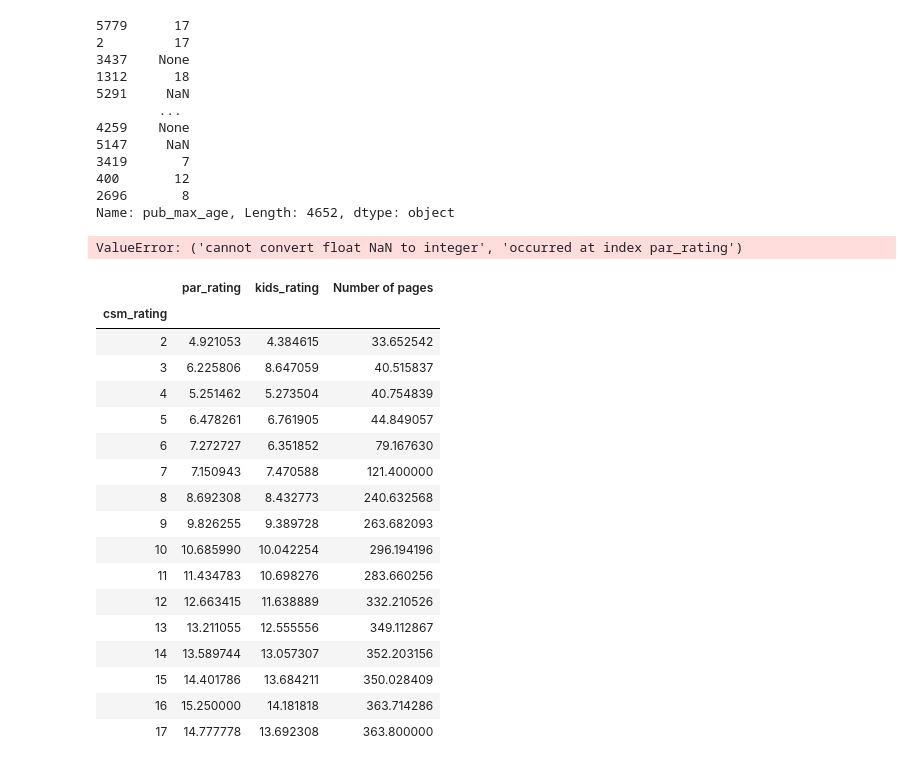
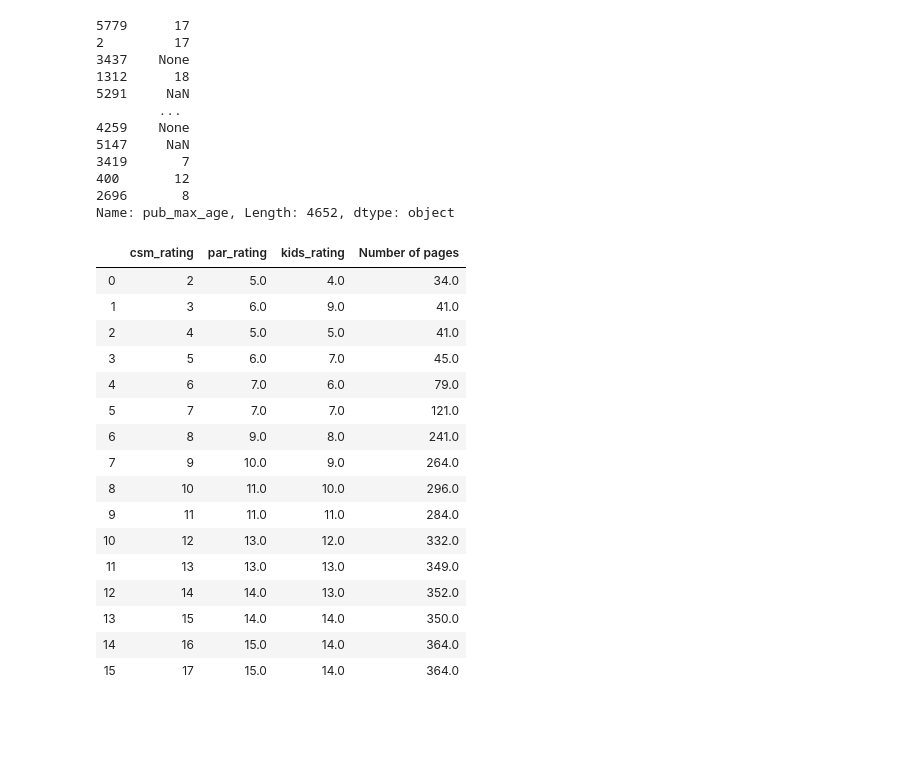
Before and after one commit to educatorsRlearners/book-maturity, a Jupyter notebook: 05_Split_Data_EDA.ipynb, the cells around one changed output. Cells and saved outputs as stored; diff of their text form; code cells hidden in the pictures; blank space fills up the shorter version.

```diff
--- a/05_Split_Data_EDA.ipynb
+++ b/05_Split_Data_EDA.ipynb
@@ -20,6 +21,6 @@ df.head()
 split = StratifiedShuffleSplit(n_splits=1, test_size=0.2, random_state=13)
 # %%
 for train_index, test_index in split.split(df, df['csm_rating']):
-    strat_train_set = df.loc[train_index]
-    strat_test_set = df.loc[test_index]
+    train_set = df.loc[train_index]
+    test_set = df.loc[test_index]
 # %%
@@ -93,5 +117,5 @@ Illustrators                      46 non-null object
 dtypes: float64(3), int64(1), object(20)
 memory usage: 1.0+ MB
 # %%
-strat_train_set[["pub_min_age", "pub_max_age"]] = strat_train_set["Publisher\'s recommended age(s)"].str.split("-", expand=True)
+train_set[["pub_min_age", "pub_max_age"]] = train_set["Publisher\'s recommended age(s)"].str.split("-", expand=True)
 # %%
@@ -115,5 +139,5 @@ pub_max_age                       3582 non-null object
 dtypes: float64(3), int64(1), object(22)
 memory usage: 1.1+ MB
 # %%
-strat_train_set.drop(columns=["Publisher\'s recommended age(s)", "Last updated", "Award", "Awards"], inplace=True)
+train_set.drop(columns=["Publisher\'s recommended age(s)", "Last updated", "Award", "Awards"], inplace=True)
 # %%
@@ -151,30 +175,23 @@ strat_train_set["pub_max_age"]
 400       12
 2696       8
 Name: pub_max_age, Length: 4652, dtype: object
-# %%
-cols = ["par_rating", "kids_rating", "Number of pages", "pub_min_age", "pub_max_age"]
-
-strat_train_set[cols] = strat_train_set[cols].applymap(np.int64)
-# %% [output]
-ValueError: ('cannot convert float NaN to integer', 'occurred at index par_rating')
 # %%
-strat_train_set.groupby(["csm_rating"]).mean()
+train_set.groupby(["csm_rating"]).mean().round().reset_index()
 # %% [output]
-|  | par_rating | kids_rating | Number of pages |
-| csm_rating |  |  |  |
-| 2 | 4.921053 | 4.384615 | 33.652542 |
-| 3 | 6.225806 | 8.647059 | 40.515837 |
-| 4 | 5.251462 | 5.273504 | 40.754839 |
-| 5 | 6.478261 | 6.761905 | 44.849057 |
-| 6 | 7.272727 | 6.351852 | 79.167630 |
-| 7 | 7.150943 | 7.470588 | 121.400000 |
-| 8 | 8.692308 | 8.432773 | 240.632568 |
-| 9 | 9.826255 | 9.389728 | 263.682093 |
-| 10 | 10.685990 | 10.042254 | 296.194196 |
-| 11 | 11.434783 | 10.698276 | 283.660256 |
-| 12 | 12.663415 | 11.638889 | 332.210526 |
-| 13 | 13.211055 | 12.555556 | 349.112867 |
-| 14 | 13.589744 | 13.057307 | 352.203156 |
-| 15 | 14.401786 | 13.684211 | 350.028409 |
-| 16 | 15.250000 | 14.181818 | 363.714286 |
-| 17 | 14.777778 | 13.692308 | 363.800000 |
+|  | csm_rating | par_rating | kids_rating | Number of pages |
+| 0 | 2 | 5.0 | 4.0 | 34.0 |
+| 1 | 3 | 6.0 | 9.0 | 41.0 |
+| 2 | 4 | 5.0 | 5.0 | 41.0 |
+| 3 | 5 | 6.0 | 7.0 | 45.0 |
+| 4 | 6 | 7.0 | 6.0 | 79.0 |
+| 5 | 7 | 7.0 | 7.0 | 121.0 |
+| 6 | 8 | 9.0 | 8.0 | 241.0 |
+| 7 | 9 | 10.0 | 9.0 | 264.0 |
+| 8 | 10 | 11.0 | 10.0 | 296.0 |
+| 9 | 11 | 11.0 | 11.0 | 284.0 |
+| 10 | 12 | 13.0 | 12.0 | 332.0 |
+| 11 | 13 | 13.0 | 13.0 | 349.0 |
+| 12 | 14 | 14.0 | 13.0 | 352.0 |
+| 13 | 15 | 14.0 | 14.0 | 350.0 |
+| 14 | 16 | 15.0 | 14.0 | 364.0 |
+| 15 | 17 | 15.0 | 14.0 | 364.0 |
```
Also changed, not shown: parts of 18 cells of this notebook, 4 other files.
